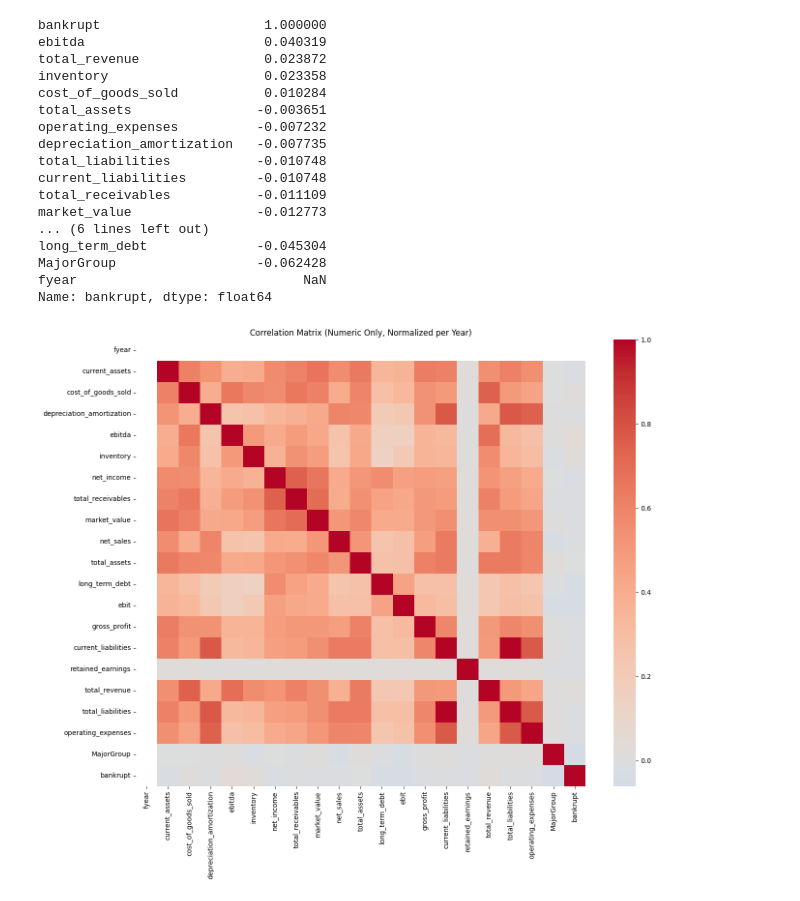
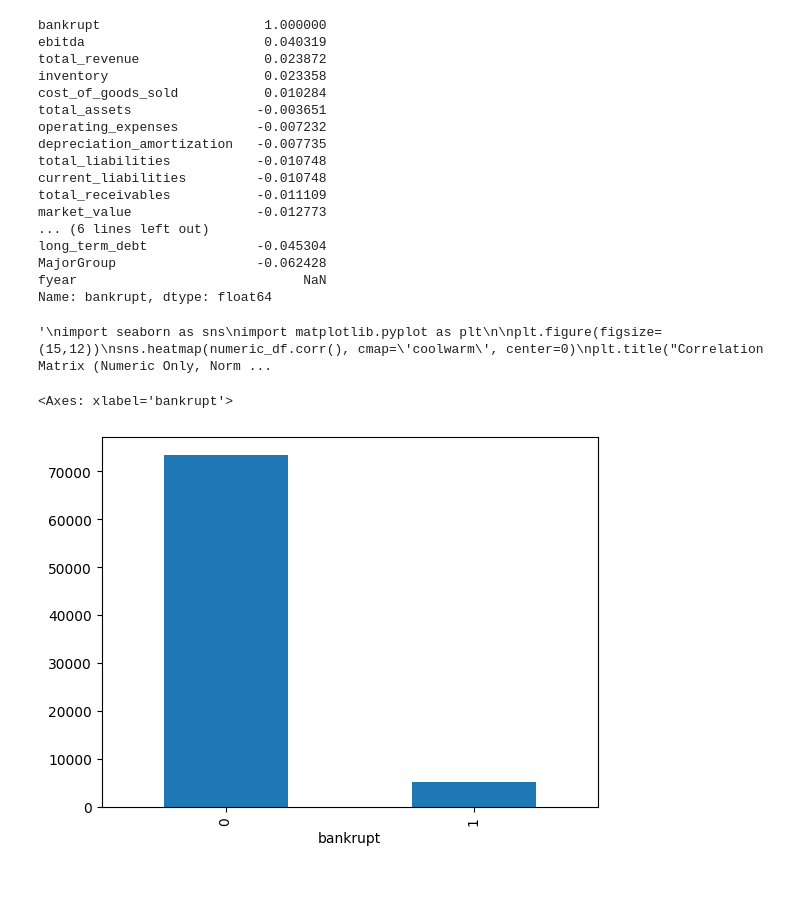
Before and after one commit to Vincent2308/Corporate-Bankruptcy, a Jupyter notebook: notebooks/week1/usa_eda.ipynb, the cells around one changed output. Drawn from its saved outputs; the diff is of its cells as text; code cells hidden in the pictures.

```diff
--- a/notebooks/week1/usa_eda.ipynb
+++ b/notebooks/week1/usa_eda.ipynb
@@ -146,6 +146,7 @@ MajorGroup                  -0.062428
 fyear                             NaN
 Name: bankrupt, dtype: float64
 # %%
+"""
 import seaborn as sns
 import matplotlib.pyplot as plt
 
@@ -153,5 +154,13 @@ plt.figure(figsize=(15,12))
 sns.heatmap(numeric_df.corr(), cmap='coolwarm', center=0)
 plt.title("Correlation Matrix (Numeric Only, Normalized per Year)")
 plt.show()
+"""
 # %% [output]
-[figure, removed]
+'\nimport seaborn as sns\nimport matplotlib.pyplot as plt\n\nplt.figure(figsize=(15,12))\nsns.heatmap(numeric_df.corr(), cmap=\'coolwarm\', center=0)\nplt.title("Correlation Matrix (Numeric Only, Norm ...
+# %%
+df = df.drop(columns=['status_label'])
+# %%
+df['bankrupt'].value_counts().plot(kind='bar')
+# %% [output]
+<Axes: xlabel='bankrupt'>
+[figure, added]
```
Also changed, not shown: parts of 1 cell of this notebook, 1 other file.
